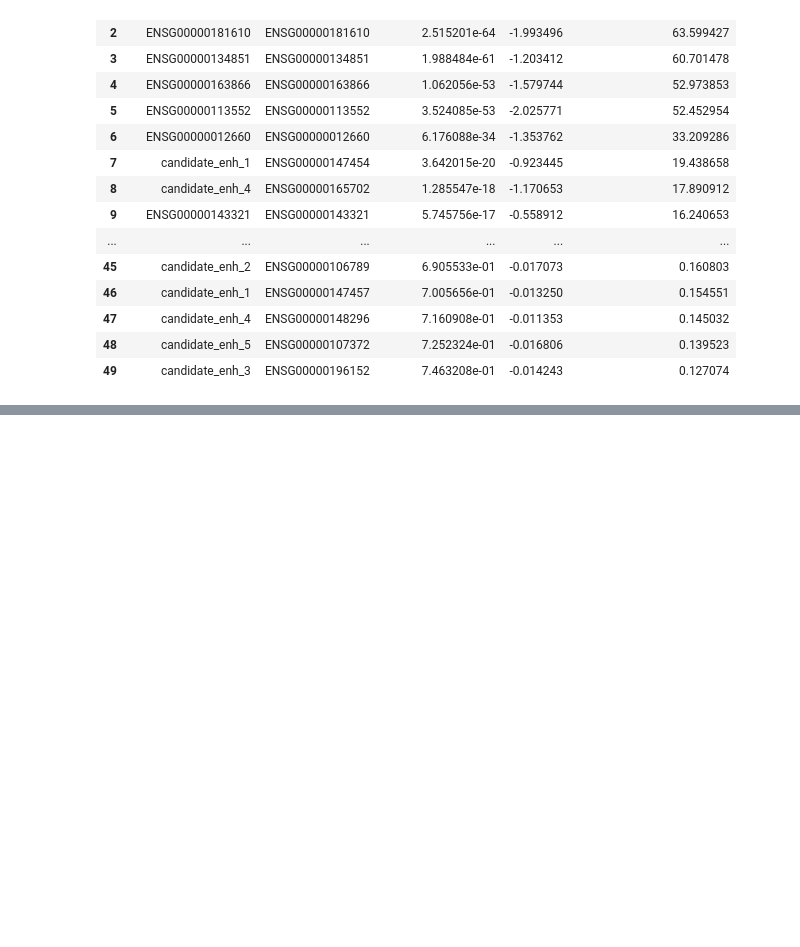
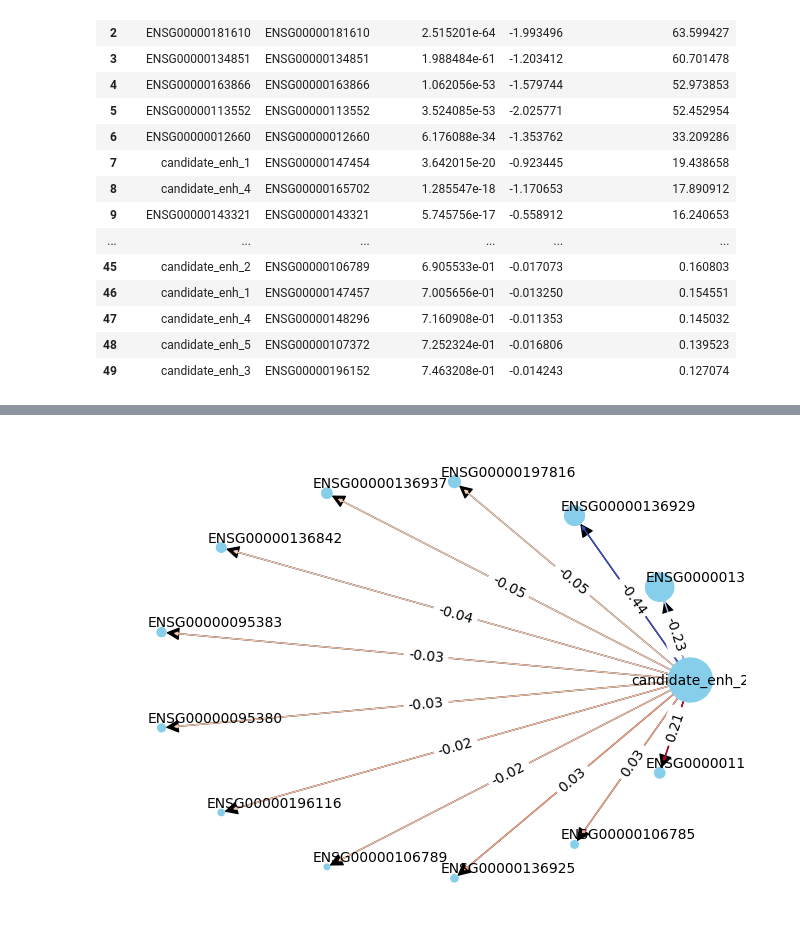
Before and after one commit to IGVF-CRISPR/CRISPR-JAMBOREE, a Jupyter notebook: single-cell/evaluation/network.ipynb, the cells around one changed output, grey strips where cells are left out. Cells and saved outputs as stored; diff of their text form; code cells hidden in the pictures; blank space fills up the shorter version.

```diff
--- a/single-cell/evaluation/network.ipynb
+++ b/single-cell/evaluation/network.ipynb
@@ -120,0 +156,12 @@ def plot_network(
+# %%
+plot_network(
+    mdata,
+    central_node="candidate_enh_2",
+    source_column="intended_target_name",
+    target_column="gene_id",
+    weight_column="log2_fc",
+    min_weight=0.01,
+    node_size_column="-log10_posterior_probability",
+)
+# %% [output]
+[figure, added]
```
Also changed, not shown: parts of 21 cells of this notebook, 2 other files.
